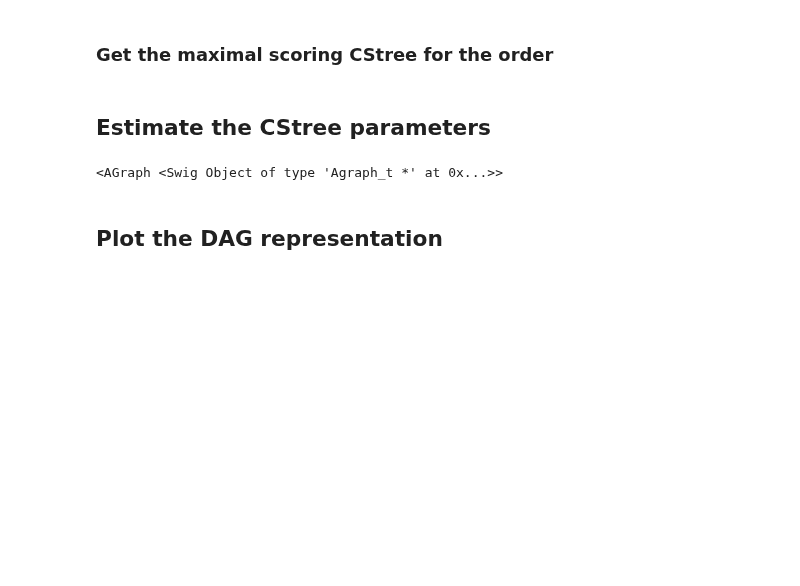
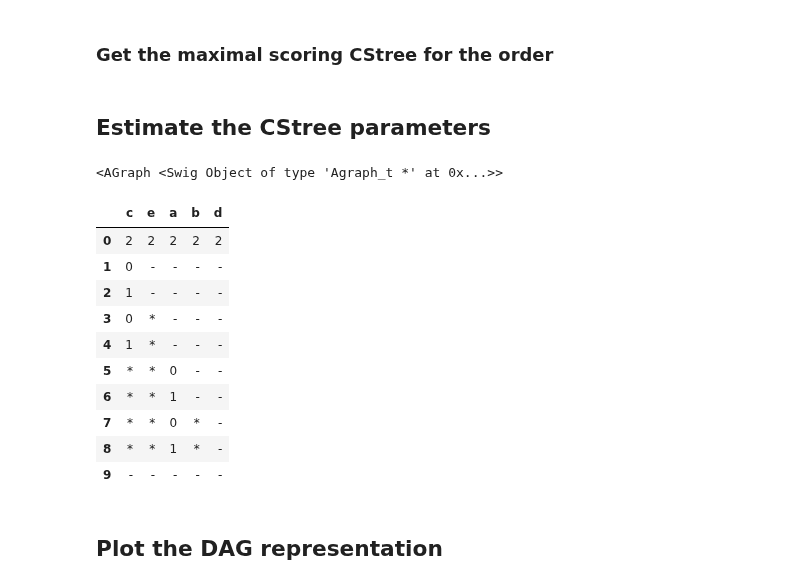
Before and after one commit to felixleopoldo/cstrees, a Jupyter notebook: src/learn_demo_gibbs.ipynb, the cells around one changed output. Drawn from its saved outputs; the diff is of its cells as text; code cells hidden in the pictures; blank space fills up the shorter version.

```diff
--- a/src/learn_demo_gibbs.ipynb
+++ b/src/learn_demo_gibbs.ipynb
@@ -184,6 +194,20 @@ opttree.estimate_stage_parameters(x, alpha_tot=2.0, method="BDeu")
 opttree.plot()
 # %% [output]
 <AGraph <Swig Object of type 'Agraph_t *' at 0x...>>
+# %%
+opttree.to_df()
+# %% [output]
+|  | c | e | a | b | d |
+| 0 | 2 | 2 | 2 | 2 | 2 |
+| 1 | 0 | - | - | - | - |
+| 2 | 1 | - | - | - | - |
+| 3 | 0 | * | - | - | - |
+| 4 | 1 | * | - | - | - |
+| 5 | * | * | 0 | - | - |
+| 6 | * | * | 1 | - | - |
+| 7 | * | * | 0 | * | - |
+| 8 | * | * | 1 | * | - |
+| 9 | - | - | - | - | - |
 # %% [markdown]
 ## Plot the DAG representation
 # %%
```
Also changed, not shown: parts of 15 cells of this notebook, 2 other files.
